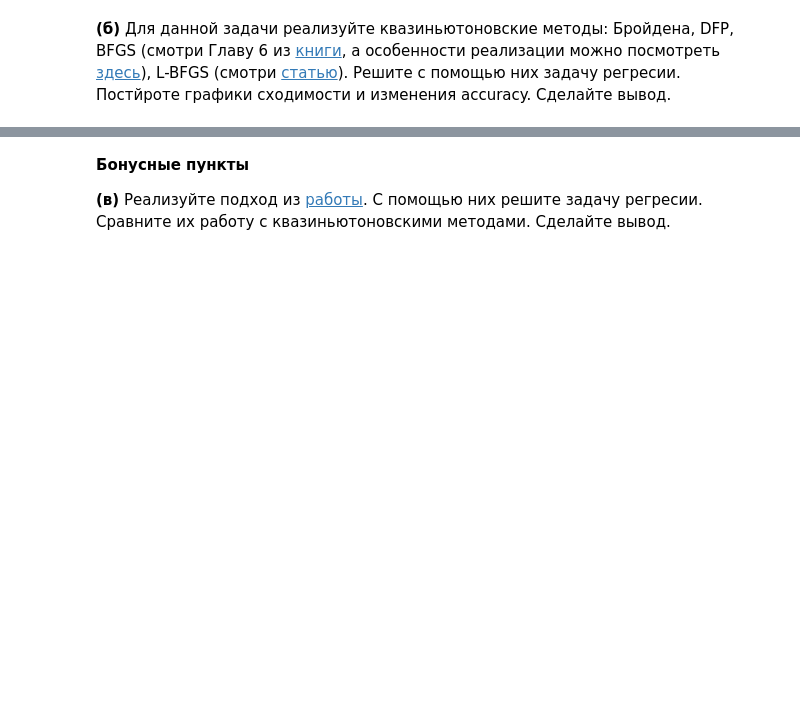
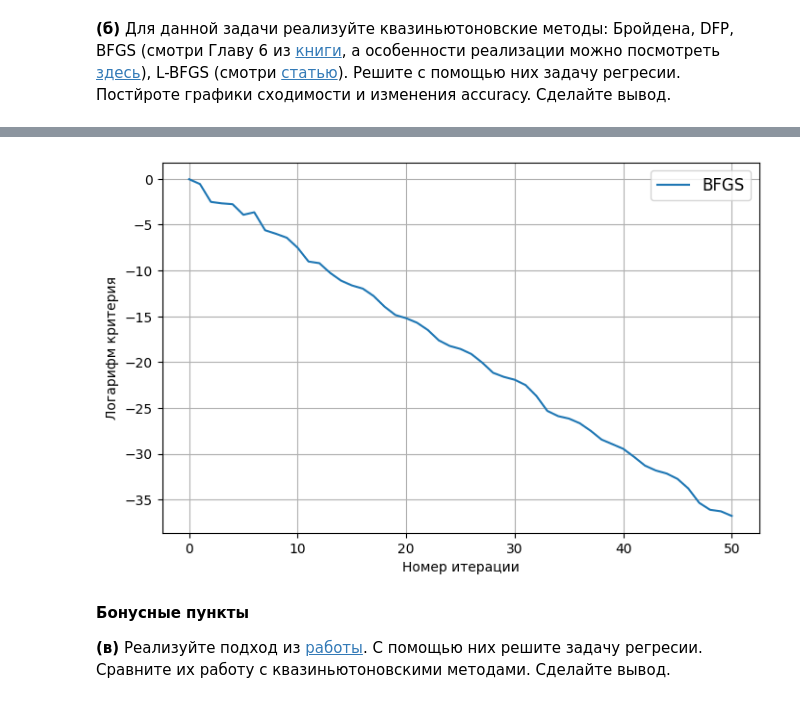
Before and after one commit to featztex/optimization, a Jupyter notebook: hw/Emelyanov_HW_9.ipynb, the cells around one changed output, grey strips where cells are left out. Drawn from its saved outputs; the diff is of its cells as text; code cells hidden in the pictures; blank space fills up the shorter version.

```diff
--- a/hw/Emelyanov_HW_9.ipynb
+++ b/hw/Emelyanov_HW_9.ipynb
@@ -274,3 +342,8 @@ __(б)__ Для данной задачи реализуйте квазинью
+# %%
+errs, x = BFGS(x0, iters=50)
+risovach(errs=[errs], labels=['BFGS'])
+# %% [output]
+[figure, added]
 # %% [markdown]
 __Бонусные пункты__
 
```
Also changed, not shown: parts of 7 cells of this notebook.
